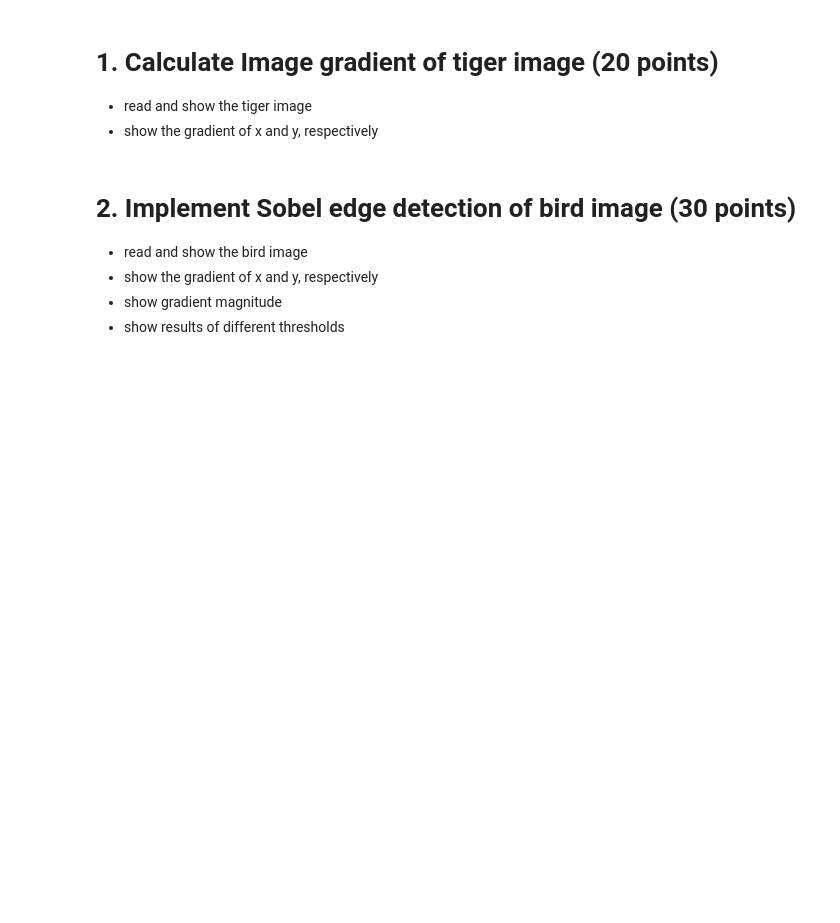
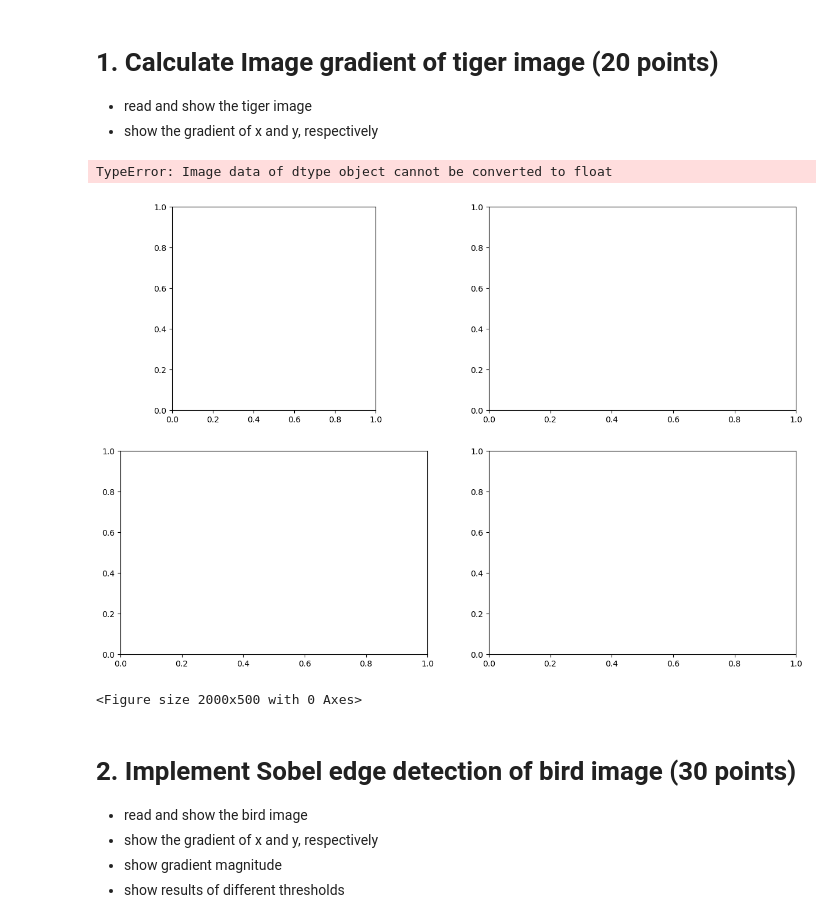
Before and after one commit to ankitagg2008/DLNN, a Jupyter notebook: Assignment_week4/Assignment_week4/Week4_Ankit_Aggarwal_v1.ipynb, the cells around one changed output. Saved outputs shown, nothing was run; the diff lists cells and outputs as text; code cells hidden in the pictures; blank space fills up the shorter version.

```diff
--- a/Assignment_week4/Assignment_week4/Week4_Ankit_Aggarwal_v1.ipynb
+++ b/Assignment_week4/Assignment_week4/Week4_Ankit_Aggarwal_v1.ipynb
@@ -17,6 +33,38 @@ from skimage import feature
 
 - read and show the tiger image
 - show the gradient of x and y, respectively
+# %%
+#Read image from GIT location and store it into a variable
+image_url = "https://github.com/ankitagg2008/DLNN/2ebdd777b9edc8fa6728eff593b55b6892b52b34/Assignment_week4/Assignment_week4/tiger.png"
+response = requests.get(image_url)
+org_image = cv2.imdecode(np.frombuffer(response.content, dtype=np.uint8), cv2.IMREAD_COLOR)
+
+fig, axes = plt.subplots(2, 2, figsize=(15, 10))
+
+# Resize / Change its dimensions and display
+# eye_resized_image = cv2.resize(org_image,(480, 320)) ;
+
+# Define a uniform filter mask
+uniform_mask_filter = np.array([[1, 1, 1], [1, 1, 1], [1, 1, 1]]) / 9
+# Apply the uniform filter using OpenCV
+uniform_mask_average_image = cv2.filter2D(eye_resized_image, -1, uniform_mask_filter)
+
+# Define a non-uniform filter mask with custom weights
+non_uniform_mask_filter = np.array([[1, 2, 1], [2, 4, 2], [1, 2, 1]], dtype=np.float32) / 16
+# Apply the non uniform filter using OpenCV
+non_uniform_mask_average_image = cv2.filter2D(eye_resized_image, -1, non_uniform_mask_filter)
+
+
+# Display the Original, Uniform Filtered & Non Uniform Filtered Images
+plt.figure(figsize=[20, 5])
+axes[0,0].imshow(org_image);axes[0,0].set_title("Original Image")
+axes[0,1].imshow(eye_resized_image);axes[0,1].set_title("Eye Resized Image (480, 320)")
+axes[1,0].imshow(uniform_mask_average_image);axes[1,0].set_title("Uniform Masked Average Image")
+axes[1,1].imshow(non_uniform_mask_average_image);axes[1,1].set_title("Non Uniform Masked Average Image")
+# %% [output]
+TypeError: Image data of dtype object cannot be converted to float
+[figure, added]
+<Figure size 2000x500 with 0 Axes>
 # %% [markdown]
 # 2. Implement Sobel edge detection of bird image (30 points)
 
```
Also changed, not shown: parts of 6 cells of this notebook, 1 other file.
